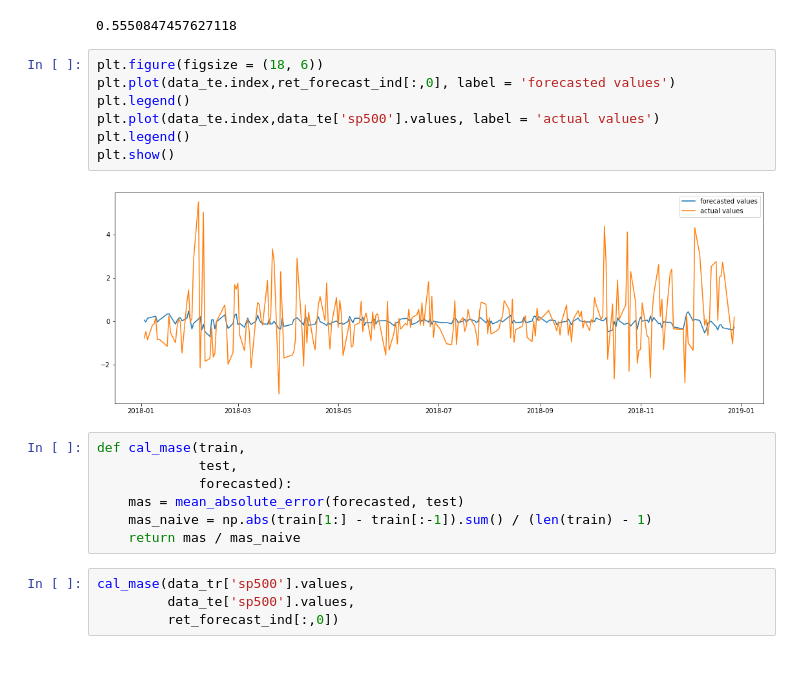
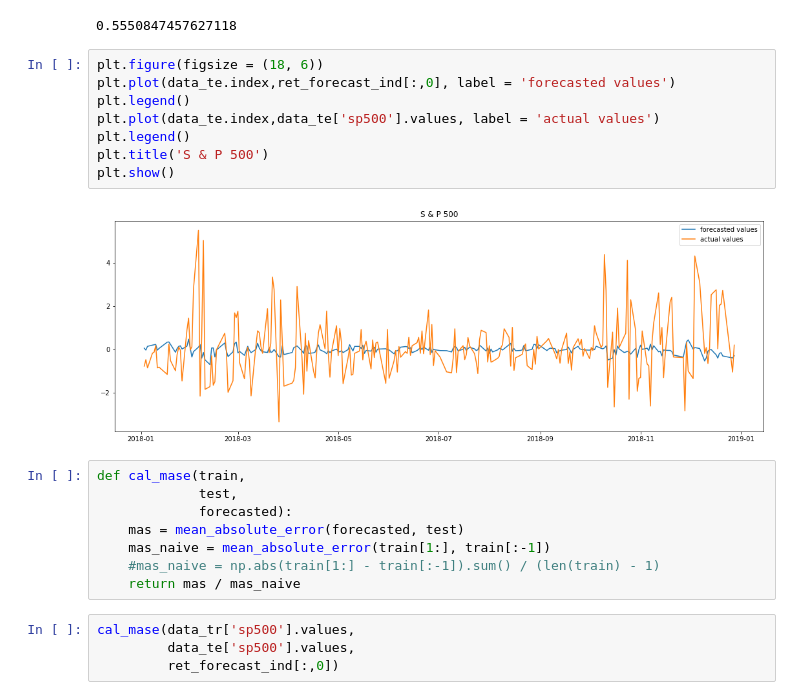
Before and after one commit to navin9292/Google_Wavenet-_Model, a Jupyter notebook: var_final.ipynb, the cells around one changed output. Cells and saved outputs as stored; diff of their text form; blank space fills up the shorter version.

```diff
--- a/var_final.ipynb
+++ b/var_final.ipynb
@@ -201,18 +205,20 @@ hits(ret_forecast_ind[:,0], data_te['sp500'].values)
 # %%
 plt.figure(figsize = (18, 6))
 plt.plot(data_te.index,ret_forecast_ind[:,0], label = 'forecasted values')
 plt.legend()
 plt.plot(data_te.index,data_te['sp500'].values, label = 'actual values')
 plt.legend()
+plt.title('S & P 500')
 plt.show()
 # %% [output]
-[figure, old version]
+[figure, new version]
 # %%
 def cal_mase(train,
              test,
              forecasted):
     mas = mean_absolute_error(forecasted, test)
-    mas_naive = np.abs(train[1:] - train[:-1]).sum() / (len(train) - 1)
+    mas_naive = mean_absolute_error(train[1:], train[:-1])
+    #mas_naive = np.abs(train[1:] - train[:-1]).sum() / (len(train) - 1)
     return mas / mas_naive
 # %%
 cal_mase(data_tr['sp500'].values,
```
Also changed, not shown: parts of 23 cells of this notebook.
